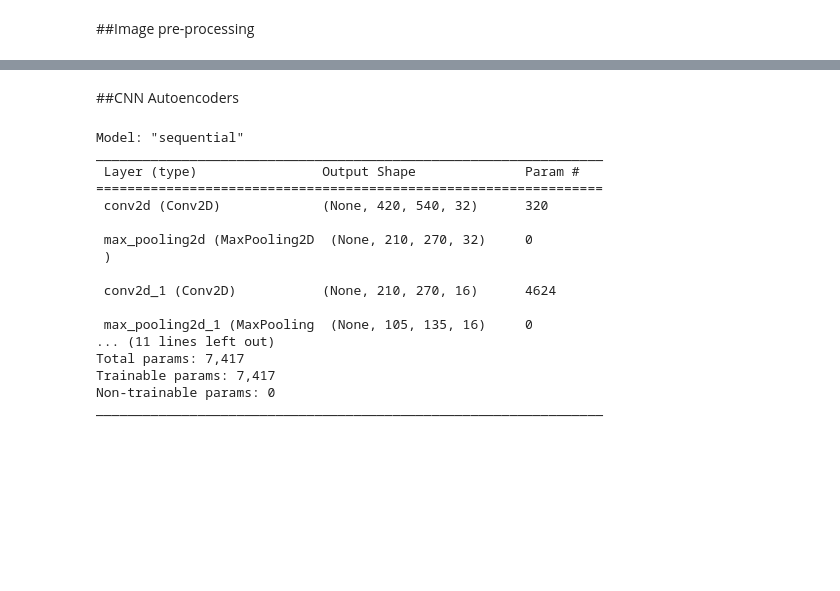
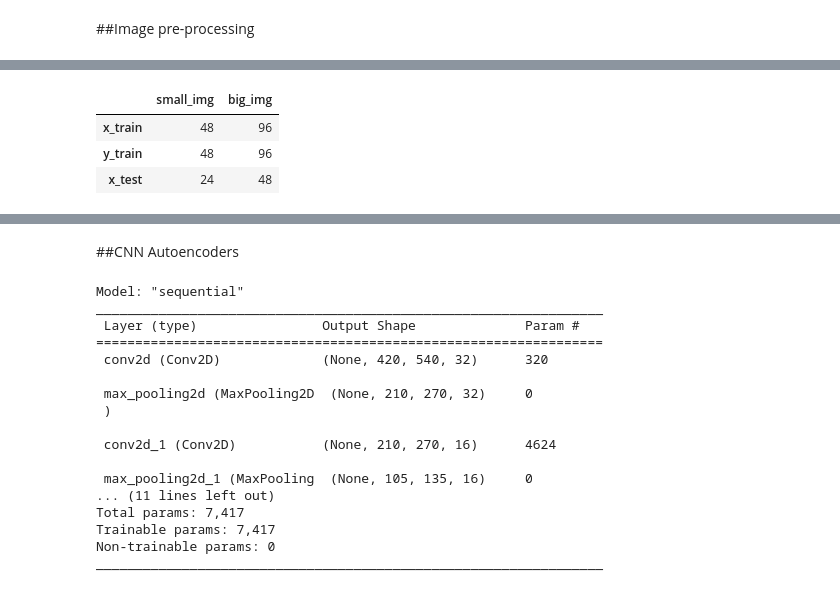
Before and after one commit to rahiakela/kaggle-competition-projects, a Jupyter notebook: denoising-dirty-documents/03_denoising_images_with_cnn_autoencoders.ipynb, the cells around one changed output, grey strips where cells are left out. Cells and saved outputs as stored; diff of their text form; code cells hidden in the pictures; blank space fills up the shorter version.

```diff
--- a/denoising-dirty-documents/03_denoising_images_with_cnn_autoencoders.ipynb
+++ b/denoising-dirty-documents/03_denoising_images_with_cnn_autoencoders.ipynb
@@ -200,0 +130,31 @@ plt.show()
+# %%
+small_size = (258, 540)
+big_size = (420, 540)
+
+def count_images(images, small_size, big_size):
+    count_small, count_big = 0, 0
+
+    for image in images:
+      img = plt.imread(image)
+      if img.shape == small_size:
+        count_small += 1
+      elif img.shape == big_size:
+        count_big += 1
+    return count_small, count_big
+
+x_train_counts = count_images(train_images, small_size, big_size)
+y_train_counts = count_images(cleaned_images, small_size, big_size)
+x_test_counts = count_images(test_images, small_size, big_size)
+
+column_names = ["small_img", "big_img"]
+row_labels = ["x_train", "y_train", "x_test"]
+
+counts_matrix = [x_train_counts, y_train_counts, x_test_counts]
+
+img_df = pd.DataFrame(counts_matrix, columns=column_names, index=row_labels)
+img_df
+# %% [output]
+|  | small_img | big_img |
+| x_train | 48 | 96 |
+| y_train | 48 | 96 |
+| x_test | 24 | 48 |
```
Also changed, not shown: parts of 13 cells of this notebook.
